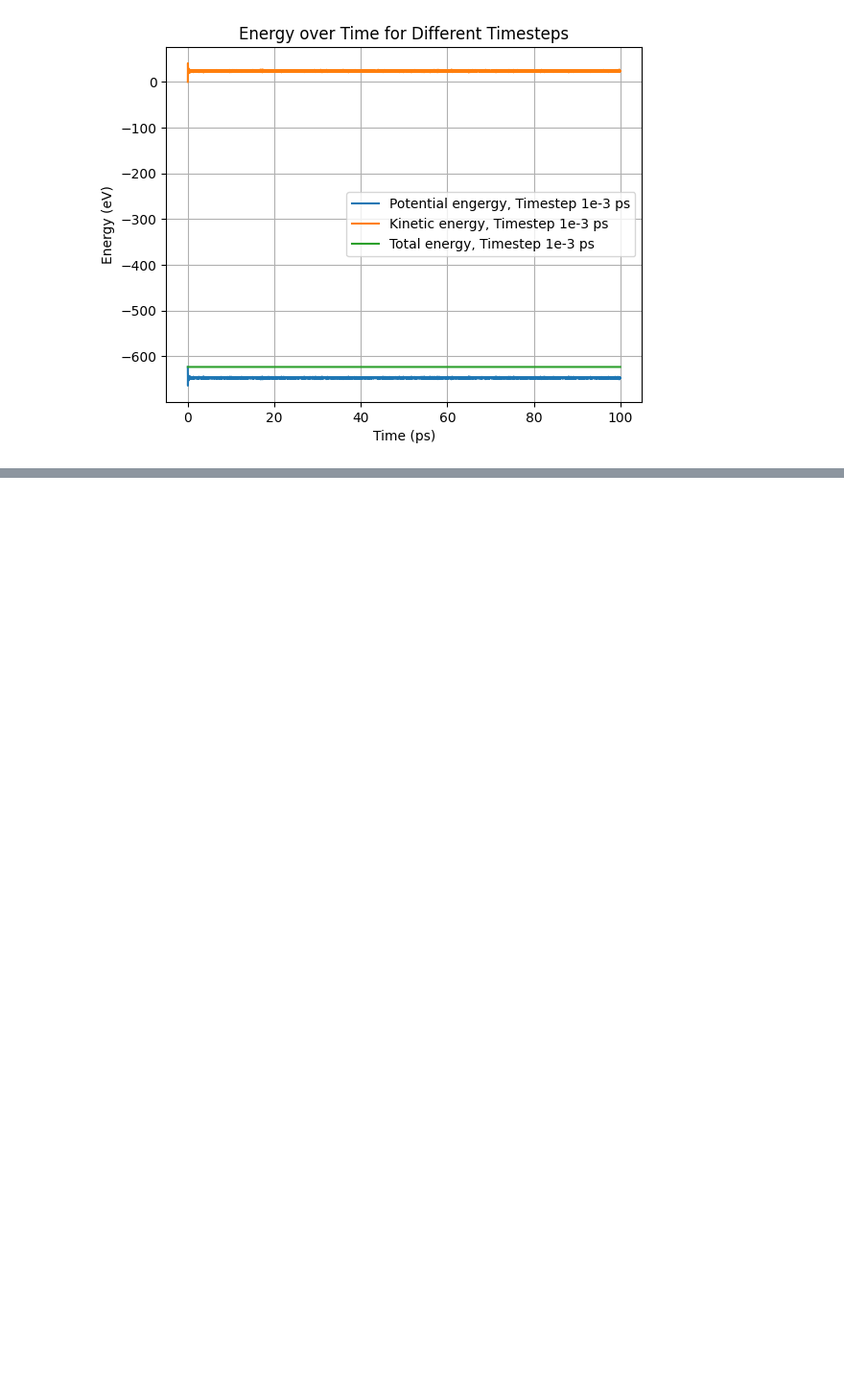
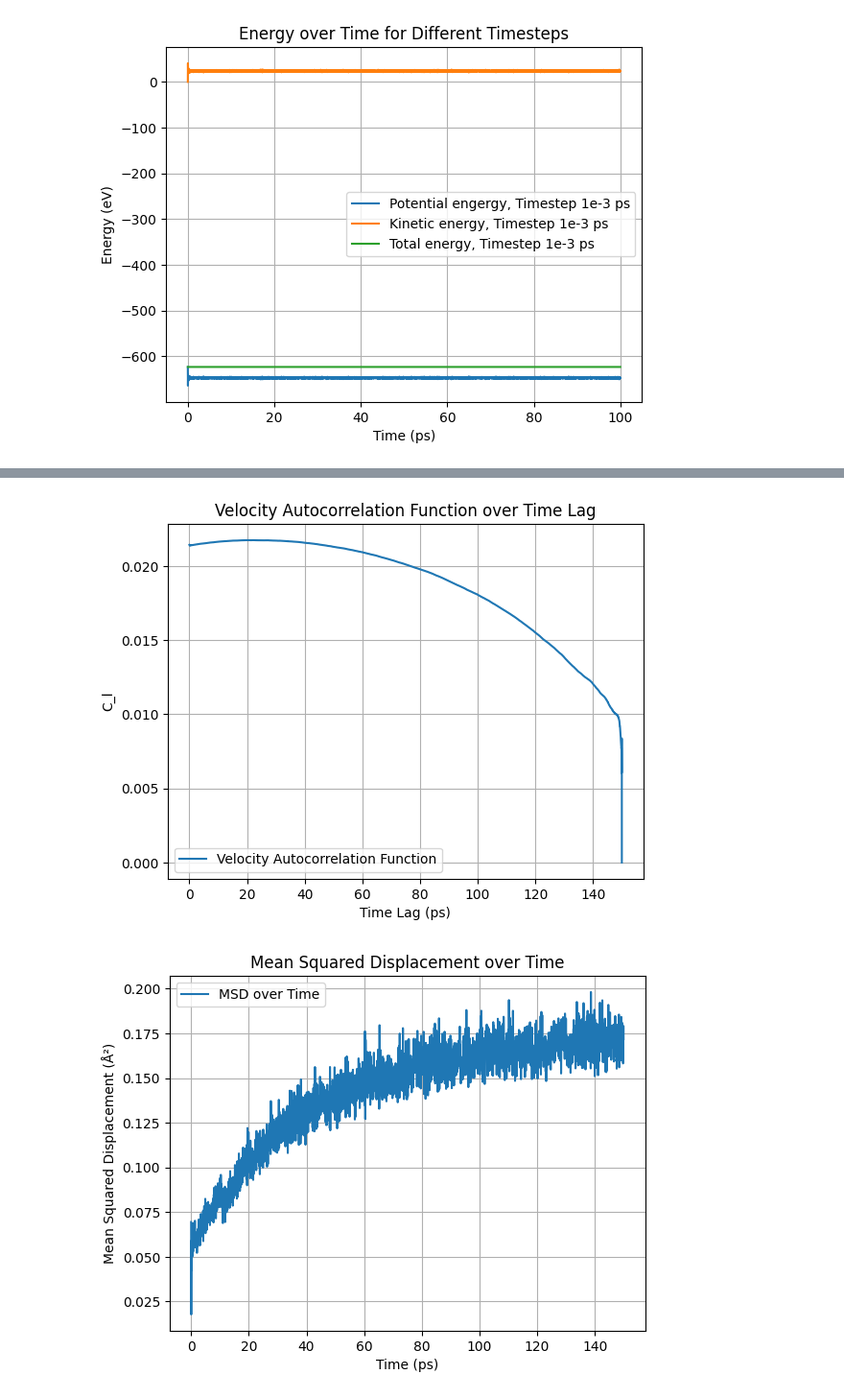
Before and after one commit to RichardBlucher/fka122-Exercises, a Jupyter notebook: fka122-Exercises1/Home-assignment/H1/visual.ipynb, the cells around one changed output, grey strips where cells are left out. Shown at 96% size. Cells and saved outputs as stored; diff of their text form; code cells hidden in the pictures; blank space fills up the shorter version.

```diff
--- a/fka122-Exercises1/Home-assignment/H1/visual.ipynb
+++ b/fka122-Exercises1/Home-assignment/H1/visual.ipynb
@@ -160,0 +174,36 @@ plt.show()
+# %%
+data = pd.read_csv('task5a_simulation_values.csv', header=None)
+data_array = data.to_numpy()
+
+C_l=[]
+C_l_temp=0
+
+for i in range(len(data_array[:,0])):
+    C_l_temp=0
+    for j in range (len(data_array[:,0])-i-1):
+
+        C_l_temp += (data_array[j,1]*data_array[j+i,1])
+    C_l_temp /= (len(data_array[:,0])-i)
+    C_l.append(C_l_temp)
+    C_l_temp=0
+
+
+
+
+plt.plot(data_array[:,0], C_l, label='Velocity Autocorrelation Function')
+plt.xlabel('Time Lag (ps)')
+plt.ylabel('C_l')
+plt.title('Velocity Autocorrelation Function over Time Lag')
+plt.legend()
+plt.grid()
+plt.show()
+plt.plot(data_array[:,0], data_array[:,1], label='MSD over Time')
+plt.xlabel('Time (ps)')
+plt.ylabel('Mean Squared Displacement (Å²)')
+plt.title('Mean Squared Displacement over Time')
+plt.legend()
+plt.grid()
+plt.show()
+# %% [output]
+[figure, added]
+[figure, added]
```
Also changed, not shown: parts of 2 cells of this notebook, 17 other files.
